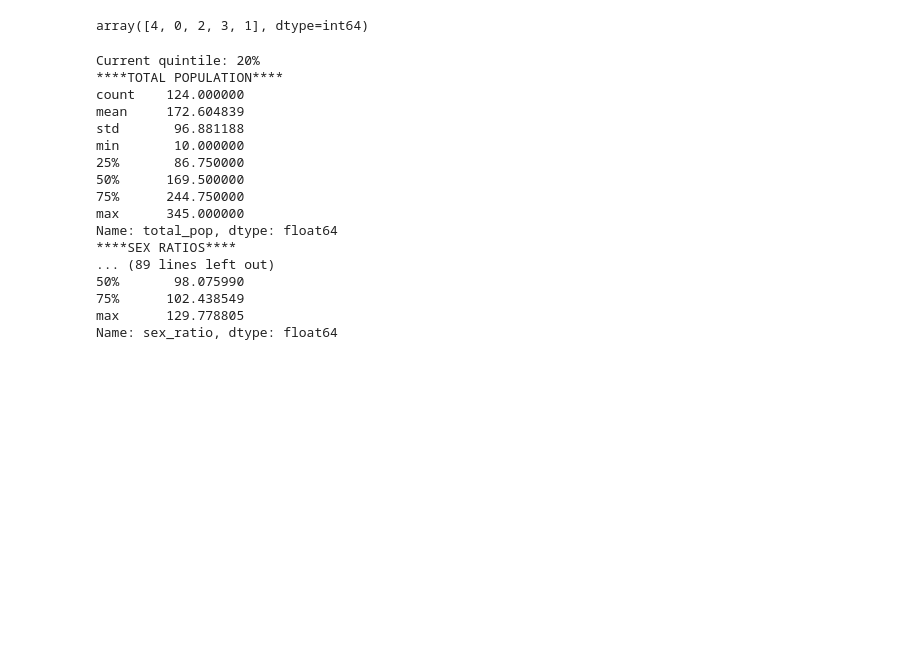
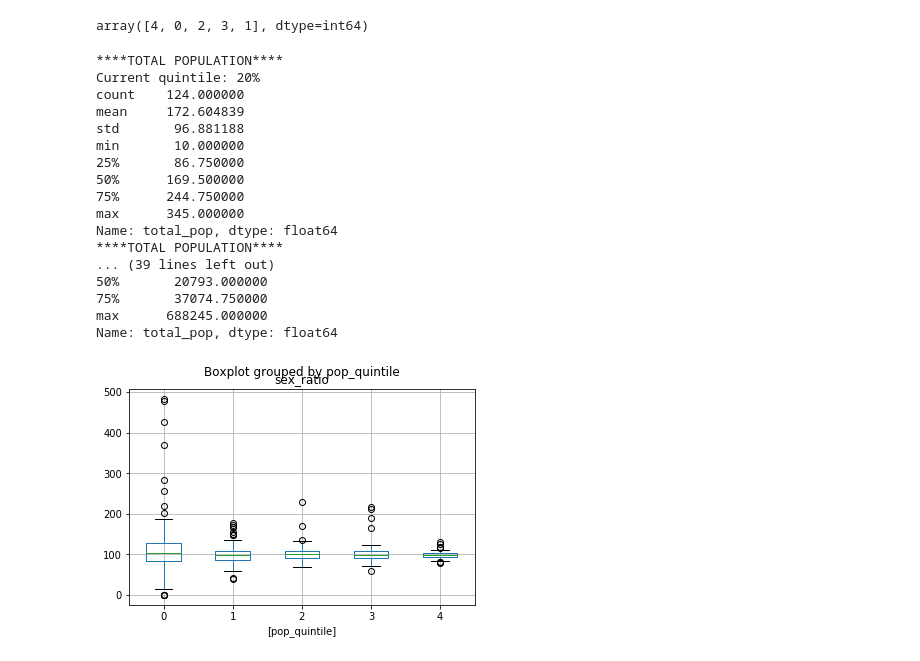
Before and after one commit to mike-babb/intro_to_python, a Jupyter notebook: intro_to_python_1/intro_to_python_1.ipynb, the cells around one changed output. Cells and saved outputs as stored; diff of their text form; code cells hidden in the pictures; blank space fills up the shorter version.

```diff
--- a/intro_to_python_1/intro_to_python_1.ipynb
+++ b/intro_to_python_1/intro_to_python_1.ipynb
@@ -157,7 +157,7 @@ import pandas as pd # pd is just an alias
 import numpy as np # same
 # %%
 # First, we're going to create a string varible with the value of the directory
-file_path = 'H:/UW Geography Graduate School/workshops/Introduction to Python/intro_to_python_1/aff_download'
+file_path = 'H:/git/intro_to_python/intro_to_python_1/aff_download'
 # %%
 # let's check it
 file_path
@@ -600,16 +600,12 @@ for i in range(0, 5):
     # let's look at the current quintile
     curr_df = df[df['pop_quintile']==i]
 
+    print('****TOTAL POPULATION****')
     print('Current quintile:', curr_quintile)
-
-    print('****TOTAL POPULATION****')
     print(curr_df['total_pop'].describe())
-
-    print('****SEX RATIOS****')
-    print(curr_df['sex_ratio'].describe())
 # %% [output]
+****TOTAL POPULATION****
 Current quintile: 20%
-****TOTAL POPULATION****
 count    124.000000
 mean     172.604839
 std       96.881188
@@ -619,9 +615,9 @@ min       10.000000
 75%      244.750000
 max      345.000000
 Name: total_pop, dtype: float64
-****SEX RATIOS****
-... (89 lines left out)
-50%       98.075990
-75%      102.438549
-max      129.778805
-Name: sex_ratio, dtype: float64
+****TOTAL POPULATION****
+... (39 lines left out)
+50%       20793.000000
+75%       37074.750000
+max      688245.000000
+Name: total_pop, dtype: float64
@@ -627,0 +629,4 @@ Name: sex_ratio, dtype: float64
+# %%
+boxplot = df.boxplot(column=['sex_ratio'], by=['pop_quintile'])
+# %% [output]
+[figure, added]
```
Also changed, not shown: parts of 8 cells of this notebook, 1 other file.
